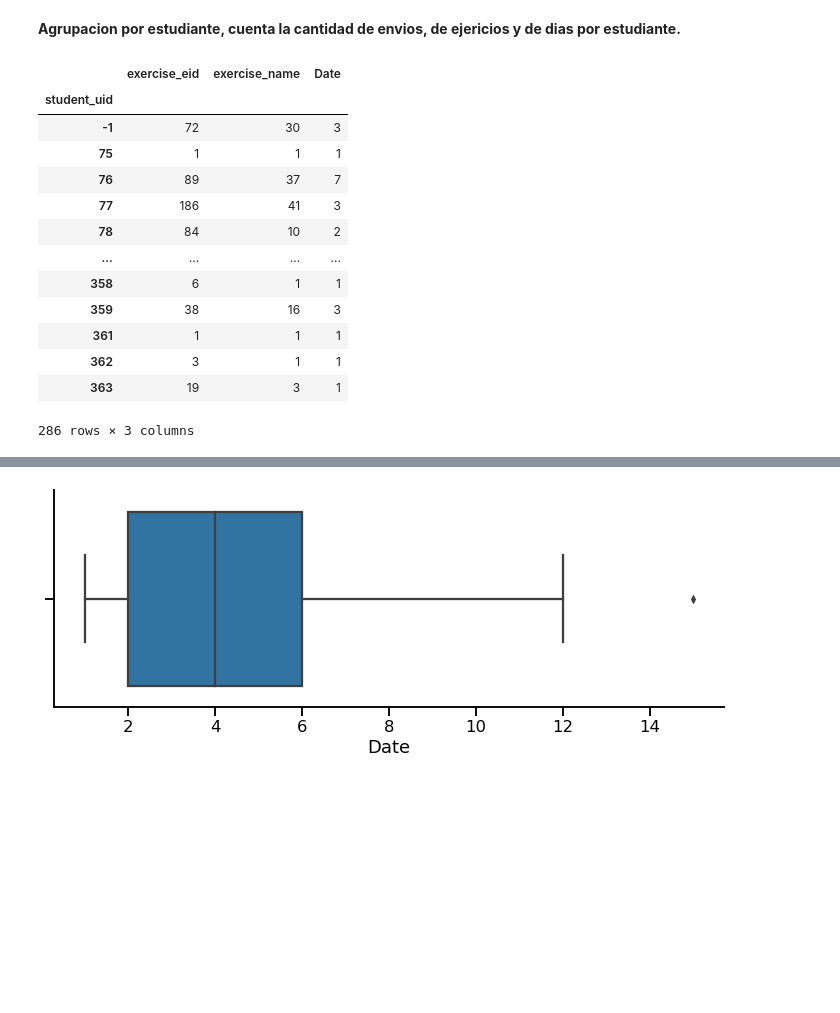
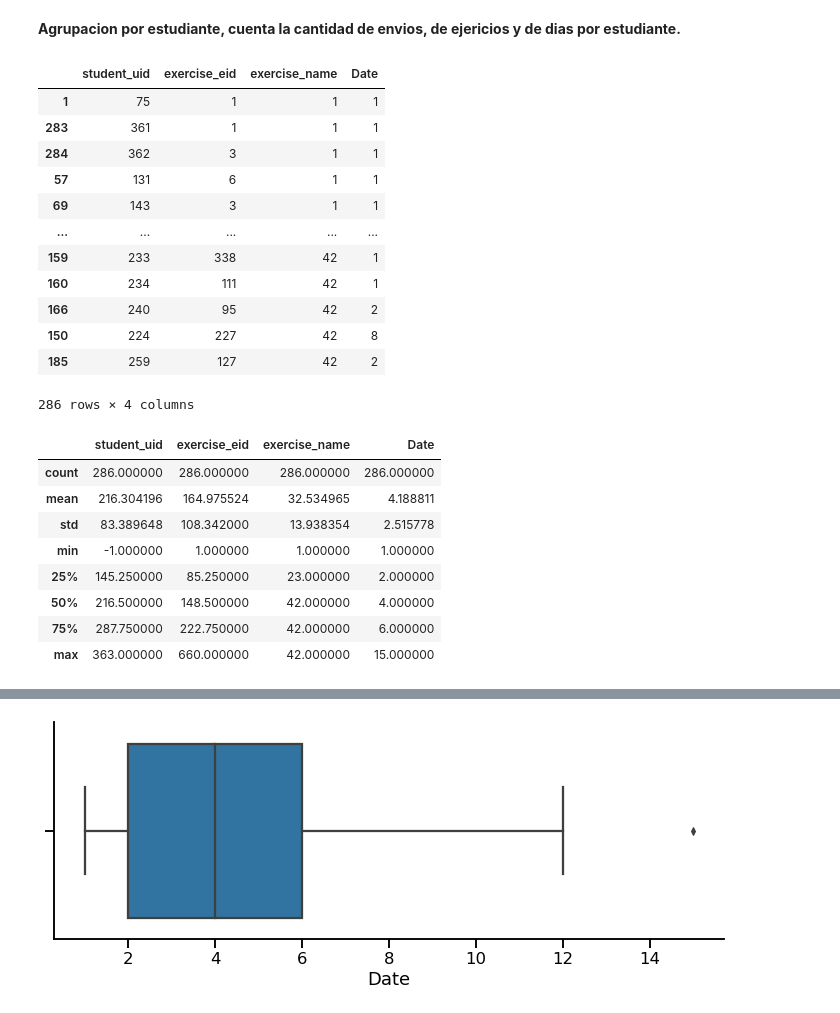
Before and after one commit to laraccano84/Mentoria_mumuki, a Jupyter notebook: Primeros Pasos.ipynb, the cells around one changed output, grey strips where cells are left out. Drawn from its saved outputs; the diff is of its cells as text; code cells hidden in the pictures; blank space fills up the shorter version.

```diff
--- a/Primeros Pasos.ipynb
+++ b/Primeros Pasos.ipynb
@@ -486,21 +486,32 @@ df_week
 # %% [markdown]
 **Agrupacion por estudiante, cuenta la cantidad de envios, de ejericios y de dias por estudiante.**
 # %%
-df_student = df_mumuki.groupby(['student_uid']).agg({'exercise_eid':'count','exercise_name': (lambda x: len(set(x))),'Date': (lambda x: len(set(x)))})
+df_student = df_mumuki.groupby(['student_uid'], as_index=False).agg({'exercise_eid':'count','exercise_name': (lambda x: len(set(x))),'Date': (lambda x: len(set(x)))})
+# %%
+df_student.sort_values(by=['exercise_name'],ascending = True)
+# %% [output]
+|  | student_uid | exercise_eid | exercise_name | Date |
+| 1 | 75 | 1 | 1 | 1 |
+| 283 | 361 | 1 | 1 | 1 |
+| 284 | 362 | 3 | 1 | 1 |
+| 57 | 131 | 6 | 1 | 1 |
+| 69 | 143 | 3 | 1 | 1 |
+| ... | ... | ... | ... | ... |
+| 159 | 233 | 338 | 42 | 1 |
+| 160 | 234 | 111 | 42 | 1 |
+| 166 | 240 | 95 | 42 | 2 |
+| 150 | 224 | 227 | 42 | 8 |
+| 185 | 259 | 127 | 42 | 2 |
+286 rows × 4 columns
 # %%
-df_student
+df_student.describe()
 # %% [output]
-|  | exercise_eid | exercise_name | Date |
-| student_uid |  |  |  |
-| -1 | 72 | 30 | 3 |
-| 75 | 1 | 1 | 1 |
-| 76 | 89 | 37 | 7 |
-| 77 | 186 | 41 | 3 |
-| 78 | 84 | 10 | 2 |
-| ... | ... | ... | ... |
-| 358 | 6 | 1 | 1 |
-| 359 | 38 | 16 | 3 |
-| 361 | 1 | 1 | 1 |
-| 362 | 3 | 1 | 1 |
-| 363 | 19 | 3 | 1 |
+|  | student_uid | exercise_eid | exercise_name | Date |
+| count | 286.000000 | 286.000000 | 286.000000 | 286.000000 |
+| mean | 216.304196 | 164.975524 | 32.534965 | 4.188811 |
+| std | 83.389648 | 108.342000 | 13.938354 | 2.515778 |
+| min | -1.000000 | 1.000000 | 1.000000 | 1.000000 |
+| 25% | 145.250000 | 85.250000 | 23.000000 | 2.000000 |
+| 50% | 216.500000 | 148.500000 | 42.000000 | 4.000000 |
+| 75% | 287.750000 | 222.750000 | 42.000000 | 6.000000 |
+| max | 363.000000 | 660.000000 | 42.000000 | 15.000000 |
-286 rows × 3 columns
```
Also changed, not shown: parts of 12 cells of this notebook.
